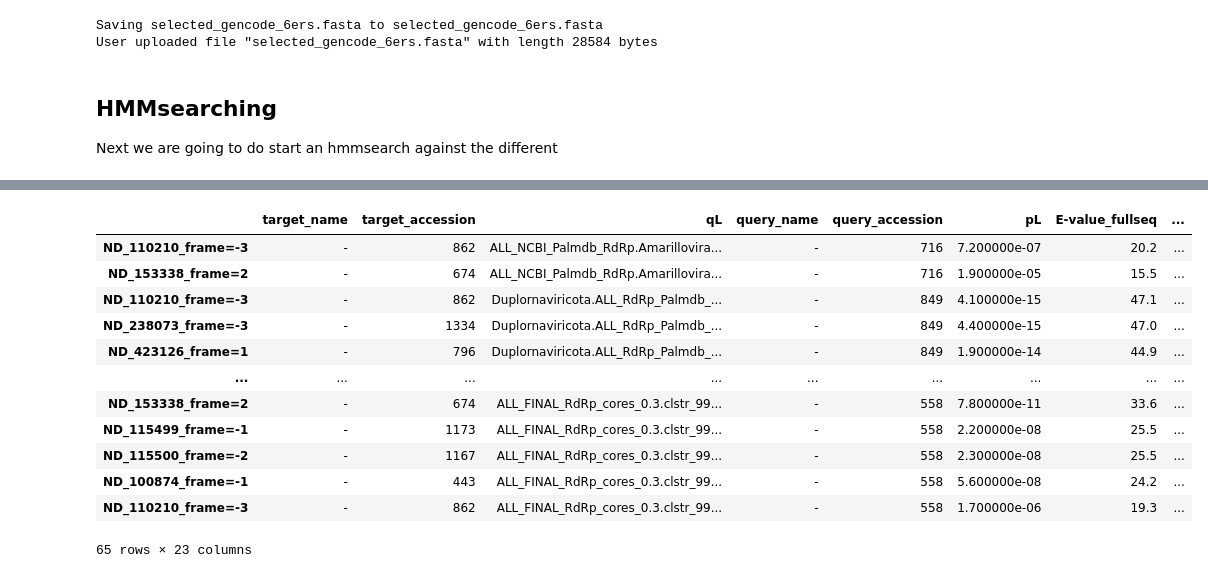
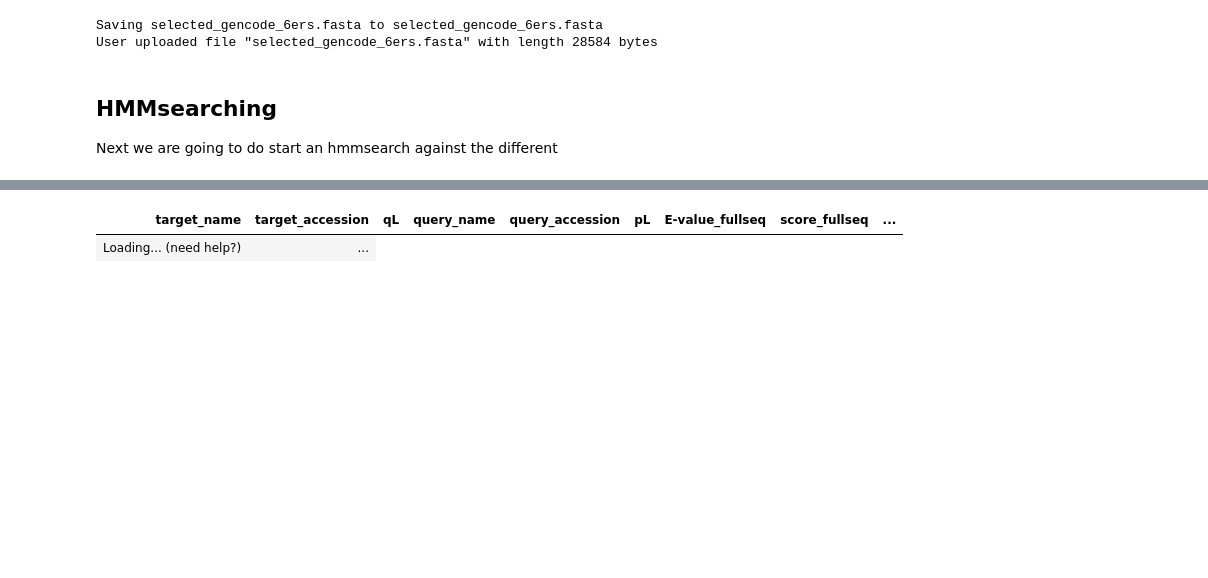
Before and after one commit to UriNeri/ColabScan, a Jupyter notebook: ColabScan.ipynb, the cells around one changed output, grey strips where cells are left out. Drawn from its saved outputs; the diff is of its cells as text; code cells hidden in the pictures; blank space fills up the shorter version.

Commit message:
Add_itables
final output is now an interactive table with the results from all the DBs searches.

```diff
--- a/ColabScan.ipynb
+++ b/ColabScan.ipynb
@@ -208,20 +151,9 @@ CalledProcessError: ignored
 # %%
 import pandas as pd
 import glob as glob
-output_list = str(glob.glob("./awked_domtblout_*"))
-pd.concat([df for df in df_list])
-pd.read_table(str(glob.glob("./awked_domtblout_*")[0]), sep='\t')
+import itables as it
+Hits = pd.read_table(str(glob.glob("./catted_awked_vs_*")[0]), sep='\t',index_col=False)
+it.show(Hits,maxBytes=0)
 # %% [output]
-|  | target_name | target_accession | qL | query_name | query_accession | pL | E-value_fullseq | ... |
-| ND_110210_frame=-3 | - | 862 | ALL_NCBI_Palmdb_RdRp.Amarillovira... | - | 716 | 7.200000e-07 | 20.2 | ... |
-| ND_153338_frame=2 | - | 674 | ALL_NCBI_Palmdb_RdRp.Amarillovira... | - | 716 | 1.900000e-05 | 15.5 | ... |
-| ND_110210_frame=-3 | - | 862 | Duplornaviricota.ALL_RdRp_Palmdb_... | - | 849 | 4.100000e-15 | 47.1 | ... |
-| ND_238073_frame=-3 | - | 1334 | Duplornaviricota.ALL_RdRp_Palmdb_... | - | 849 | 4.400000e-15 | 47.0 | ... |
-| ND_423126_frame=1 | - | 796 | Duplornaviricota.ALL_RdRp_Palmdb_... | - | 849 | 1.900000e-14 | 44.9 | ... |
-| ... | ... | ... | ... | ... | ... | ... | ... | ... |
-| ND_153338_frame=2 | - | 674 | ALL_FINAL_RdRp_cores_0.3.clstr_99... | - | 558 | 7.800000e-11 | 33.6 | ... |
-| ND_115499_frame=-1 | - | 1173 | ALL_FINAL_RdRp_cores_0.3.clstr_99... | - | 558 | 2.200000e-08 | 25.5 | ... |
-| ND_115500_frame=-2 | - | 1167 | ALL_FINAL_RdRp_cores_0.3.clstr_99... | - | 558 | 2.300000e-08 | 25.5 | ... |
-| ND_100874_frame=-1 | - | 443 | ALL_FINAL_RdRp_cores_0.3.clstr_99... | - | 558 | 5.600000e-08 | 24.2 | ... |
-| ND_110210_frame=-3 | - | 862 | ALL_FINAL_RdRp_cores_0.3.clstr_99... | - | 558 | 1.700000e-06 | 19.3 | ... |
+| target_name | target_accession | qL | query_name | query_accession | pL | E-value_fullseq | score_fullseq | ... |
+| Loading... (need help?) | ... |
-65 rows × 23 columns
```
Also changed, not shown: parts of 5 cells of this notebook.
